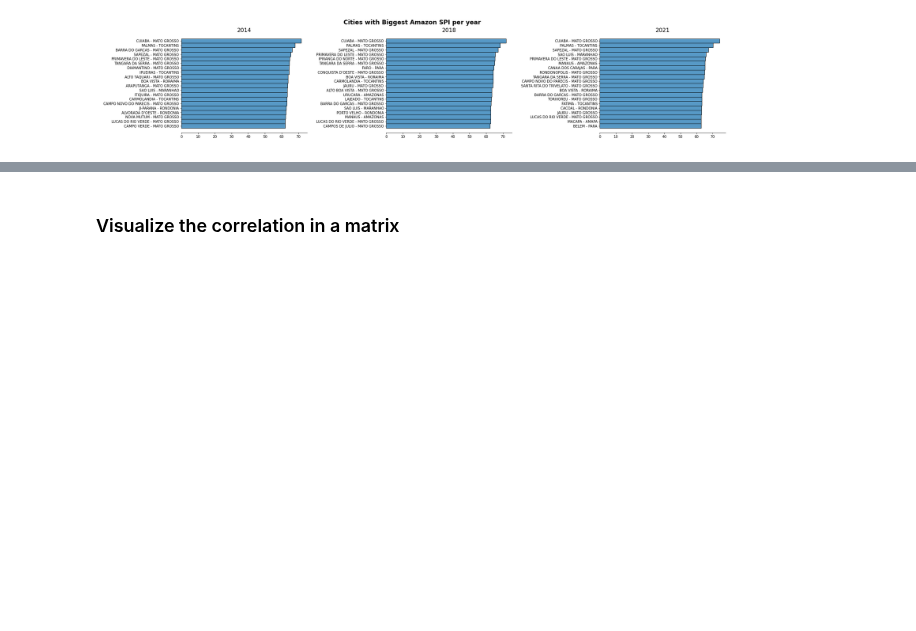
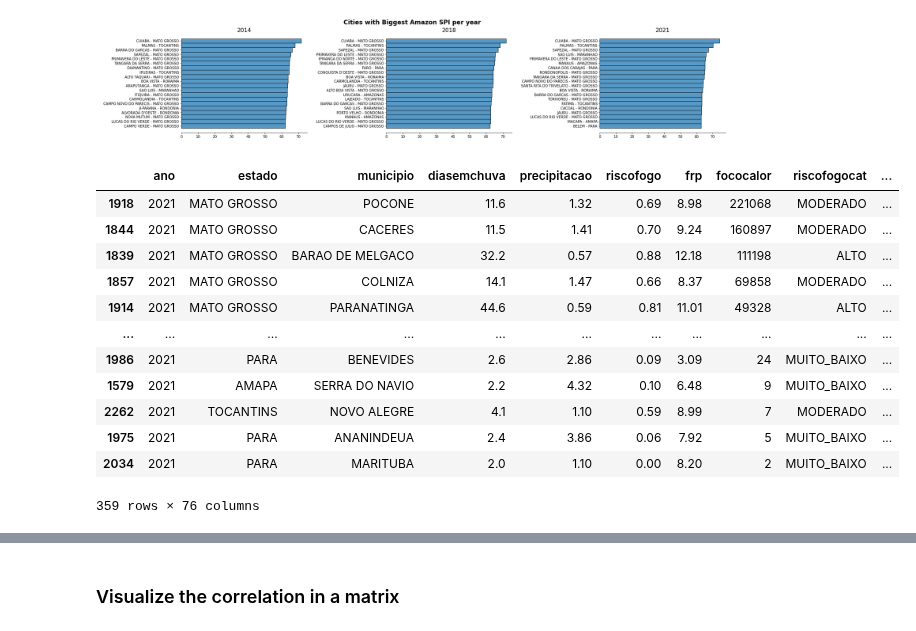
Before and after one commit to faustofcjr/amazon-social-progress, a Jupyter notebook: data_exploration.ipynb, the cells around one changed output, grey strips where cells are left out. Saved outputs shown, nothing was run; the diff lists cells and outputs as text; code cells hidden in the pictures; blank space fills up the shorter version.

```diff
--- a/data_exploration.ipynb
+++ b/data_exploration.ipynb
@@ -160,6 +154,27 @@ plot_top_spi(dataset, how_many=20, ascending=True)
 plot_top_spi(dataset, how_many=20, ascending=False)
 # %% [output]
 [figure]
+# %%
+# Lista os municípios abaixo da média ips e que foram os que mais queimaram
+year = 2021
+mean =  dataset["Media IPS"]
+
+low_spi_mean = dataset[(dataset["IPS Amazônia"] > mean) & (dataset["ano"] == year)]
+low_spi_mean.sort_values(by=["fococalor"], ascending=[False])
+# %% [output]
+|  | ano | estado | municipio | diasemchuva | precipitacao | riscofogo | frp | fococalor | riscofogocat | ... |
+| 1918 | 2021 | MATO GROSSO | POCONE | 11.6 | 1.32 | 0.69 | 8.98 | 221068 | MODERADO | ... |
+| 1844 | 2021 | MATO GROSSO | CACERES | 11.5 | 1.41 | 0.70 | 9.24 | 160897 | MODERADO | ... |
+| 1839 | 2021 | MATO GROSSO | BARAO DE MELGACO | 32.2 | 0.57 | 0.88 | 12.18 | 111198 | ALTO | ... |
+| 1857 | 2021 | MATO GROSSO | COLNIZA | 14.1 | 1.47 | 0.66 | 8.37 | 69858 | MODERADO | ... |
+| 1914 | 2021 | MATO GROSSO | PARANATINGA | 44.6 | 0.59 | 0.81 | 11.01 | 49328 | ALTO | ... |
+| ... | ... | ... | ... | ... | ... | ... | ... | ... | ... | ... |
+| 1986 | 2021 | PARA | BENEVIDES | 2.6 | 2.86 | 0.09 | 3.09 | 24 | MUITO_BAIXO | ... |
+| 1579 | 2021 | AMAPA | SERRA DO NAVIO | 2.2 | 4.32 | 0.10 | 6.48 | 9 | MUITO_BAIXO | ... |
+| 2262 | 2021 | TOCANTINS | NOVO ALEGRE | 4.1 | 1.10 | 0.59 | 8.99 | 7 | MODERADO | ... |
+| 1975 | 2021 | PARA | ANANINDEUA | 2.4 | 3.86 | 0.06 | 7.92 | 5 | MUITO_BAIXO | ... |
+| 2034 | 2021 | PARA | MARITUBA | 2.0 | 1.10 | 0.00 | 8.20 | 2 | MUITO_BAIXO | ... |
+359 rows × 76 columns
 # %%
 year = 2021
 
```
Also changed, not shown: parts of 8 cells of this notebook, 2 other files.
